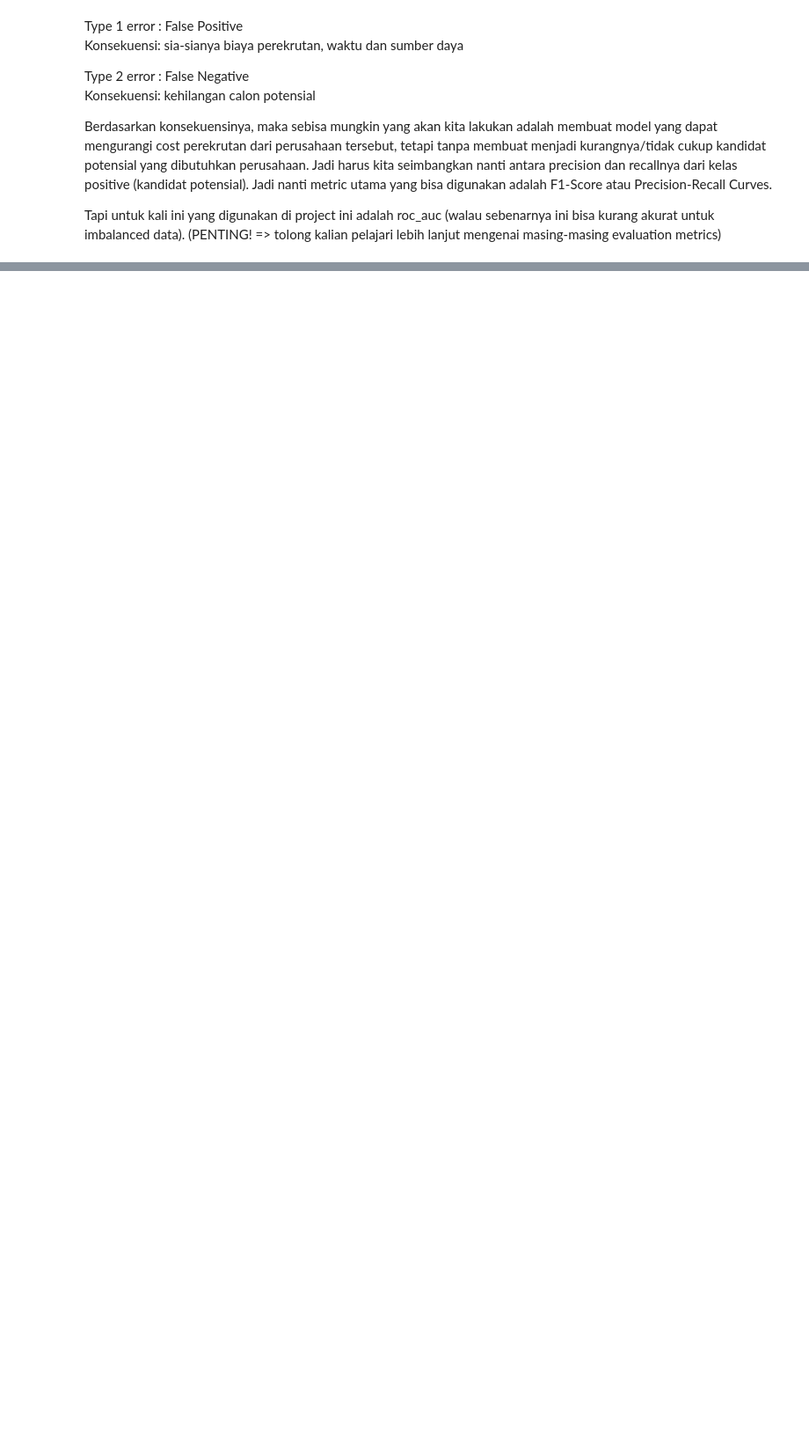
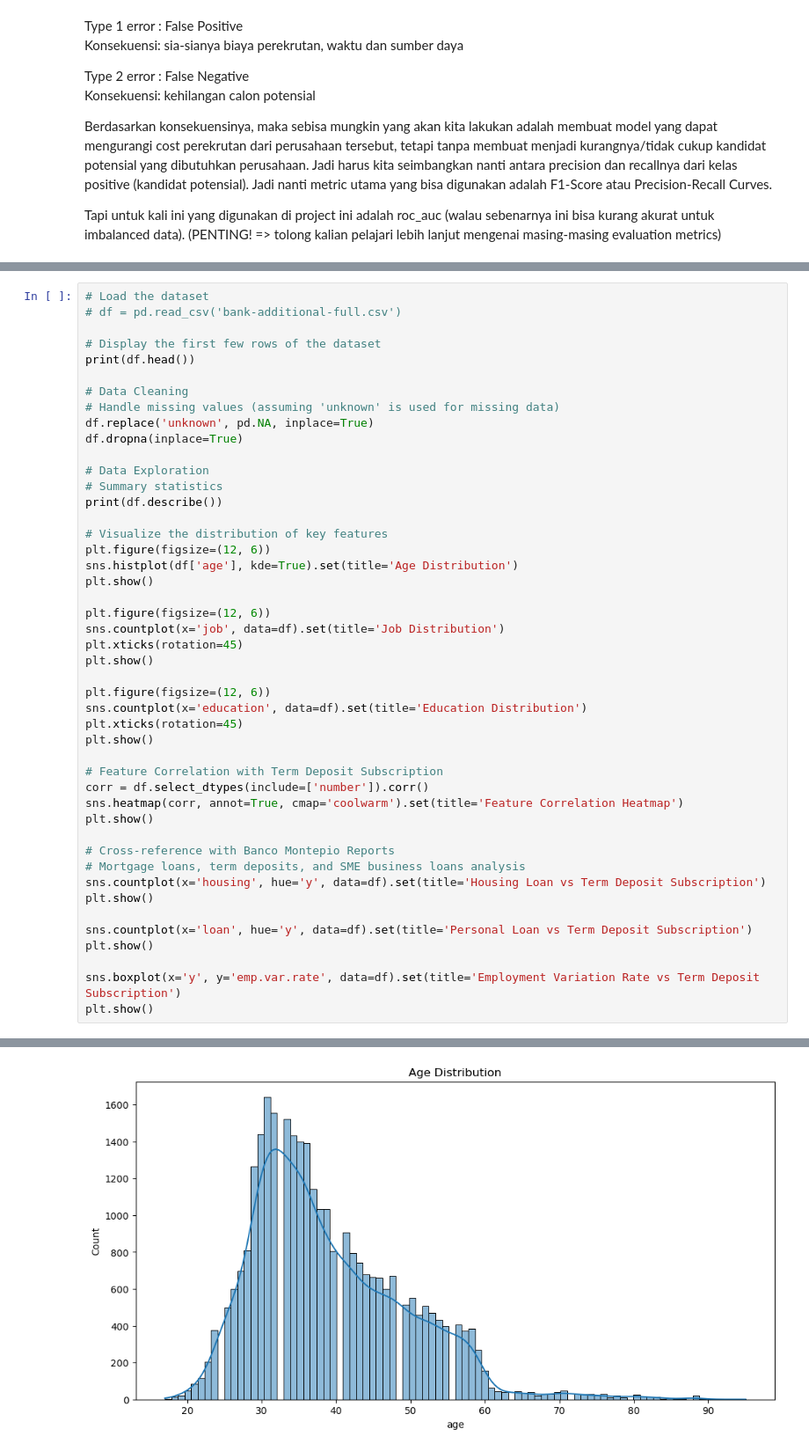
Before and after one commit to robbenrba/finalProject, a Jupyter notebook: finalProject_RobertoB_GrettyM.ipynb, the cells around one changed output, grey strips where cells are left out. Shown at 88% size. Saved outputs shown, nothing was run; the diff lists cells and outputs as text; blank space fills up the shorter version.

```diff
--- a/finalProject_RobertoB_GrettyM.ipynb
+++ b/finalProject_RobertoB_GrettyM.ipynb
@@ -214,0 +314,47 @@ Tapi untuk kali ini yang digunakan di project ini adalah roc_auc (walau sebenarn
+# %%
+# Load the dataset
+# df = pd.read_csv('bank-additional-full.csv')
+
+# Display the first few rows of the dataset
+print(df.head())
+
+# Data Cleaning
+# Handle missing values (assuming 'unknown' is used for missing data)
+df.replace('unknown', pd.NA, inplace=True)
+df.dropna(inplace=True)
+
+# Data Exploration
+# Summary statistics
+print(df.describe())
+
+# Visualize the distribution of key features
+plt.figure(figsize=(12, 6))
+sns.histplot(df['age'], kde=True).set(title='Age Distribution')
+plt.show()
+
+plt.figure(figsize=(12, 6))
+sns.countplot(x='job', data=df).set(title='Job Distribution')
+plt.xticks(rotation=45)
+plt.show()
+
+plt.figure(figsize=(12, 6))
+sns.countplot(x='education', data=df).set(title='Education Distribution')
+plt.xticks(rotation=45)
+plt.show()
+
+# Feature Correlation with Term Deposit Subscription
+corr = df.select_dtypes(include=['number']).corr()
+sns.heatmap(corr, annot=True, cmap='coolwarm').set(title='Feature Correlation Heatmap')
+plt.show()
+
+# Cross-reference with Banco Montepio Reports
+# Mortgage loans, term deposits, and SME business loans analysis
+sns.countplot(x='housing', hue='y', data=df).set(title='Housing Loan vs Term Deposit Subscription')
+plt.show()
+
+sns.countplot(x='loan', hue='y', data=df).set(title='Personal Loan vs Term Deposit Subscription')
+plt.show()
+
+sns.boxplot(x='y', y='emp.var.rate', data=df).set(title='Employment Variation Rate vs Term Deposit Subscription')
+plt.show()
+# %% [output]
@@ -214,0 +378 @@ Tapi untuk kali ini yang digunakan di project ini adalah roc_auc (walau sebenarn
+[figure, added]
```
Also changed, not shown: parts of 8 cells of this notebook, 10 other files.
